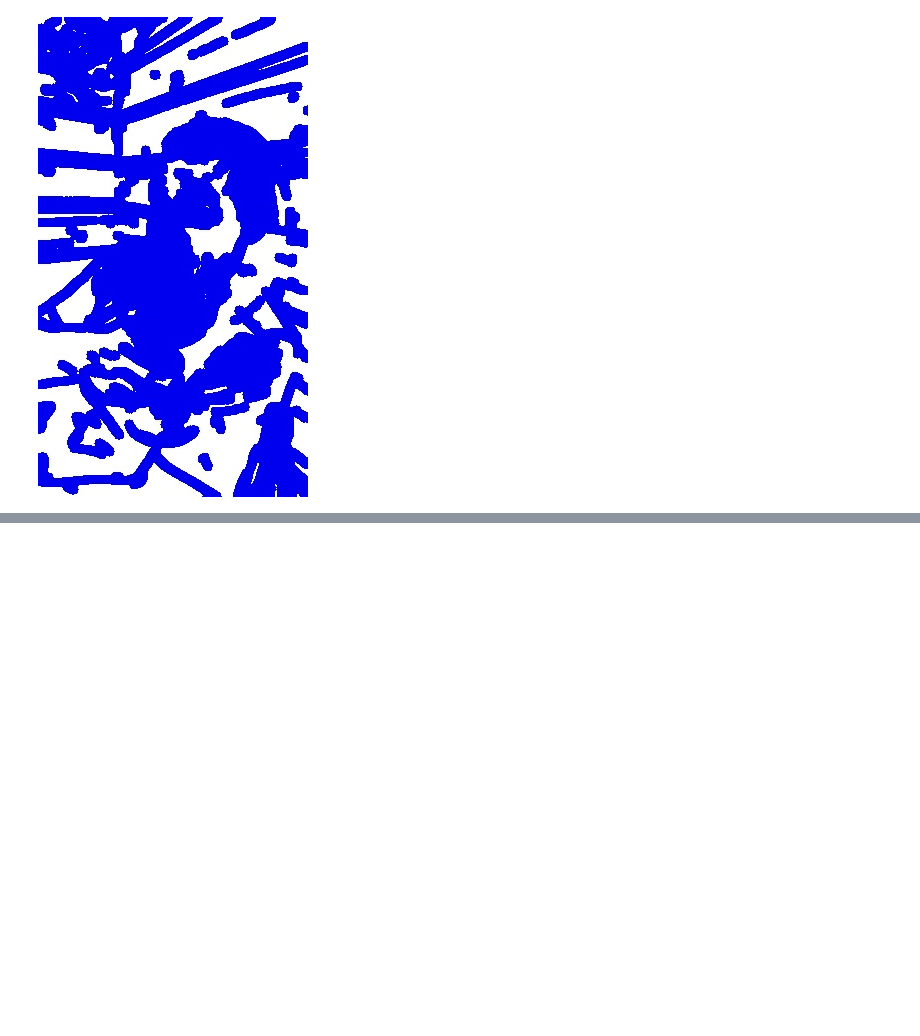
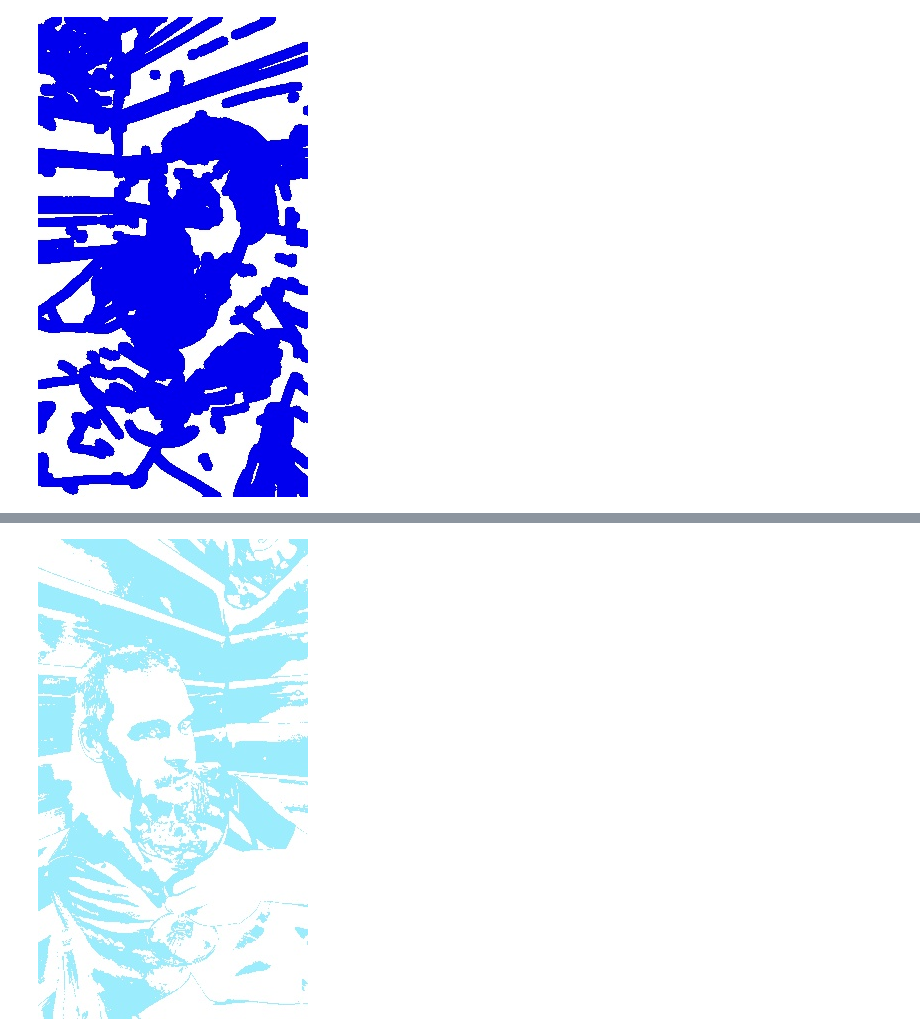
Before and after one commit to hellonico/origami-fun, a Jupyter notebook: jupyter/cartoon.ipynb, the cells around one changed output, grey strips where cells are left out. Cells and saved outputs as stored; diff of their text form; code cells hidden in the pictures; blank space fills up the shorter version.

```diff
--- a/jupyter/cartoon.ipynb
+++ b/jupyter/cartoon.ipynb
@@ -75,0 +112,16 @@ class org.opencv.core.CvException:
+# %%
+(->
+"resources/chapter03/johan.jpg"
+(imread IMREAD_REDUCED_COLOR_8)
+(cartoon! 70 180 false)
+
+(cvt-color! COLOR_BGR2HSV)
+(update-channel! (fn [x] 250) 1)
+(update-channel! (fn [x] 5) 0)
+(cvt-color! COLOR_HSV2BGR)
+(bitwise-not!)
+(flip! 1)
+
+(u/>>>))
+# %% [output]
+[figure, added]
```
Also changed, not shown: parts of 14 cells of this notebook, 17 other files.
